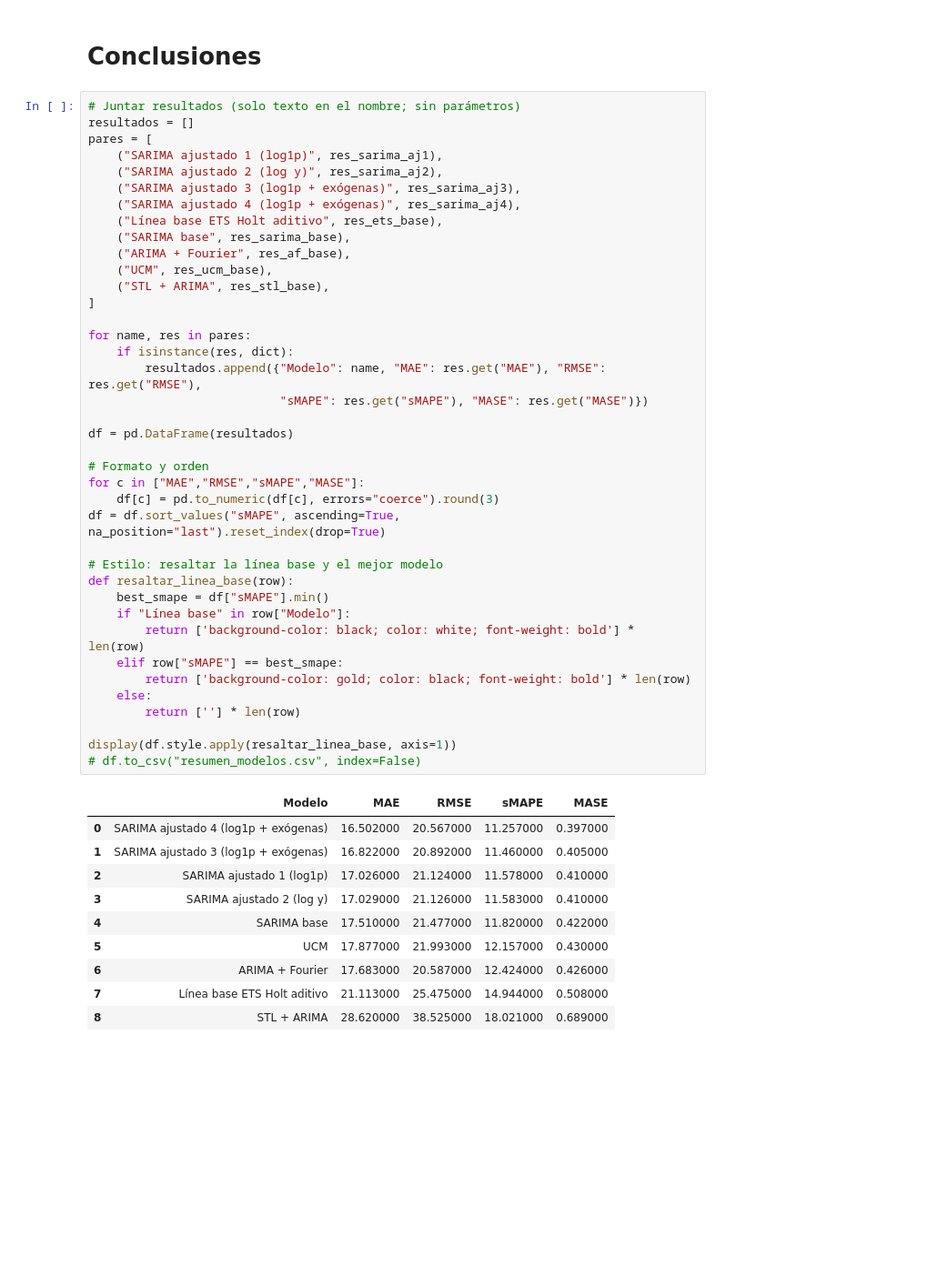
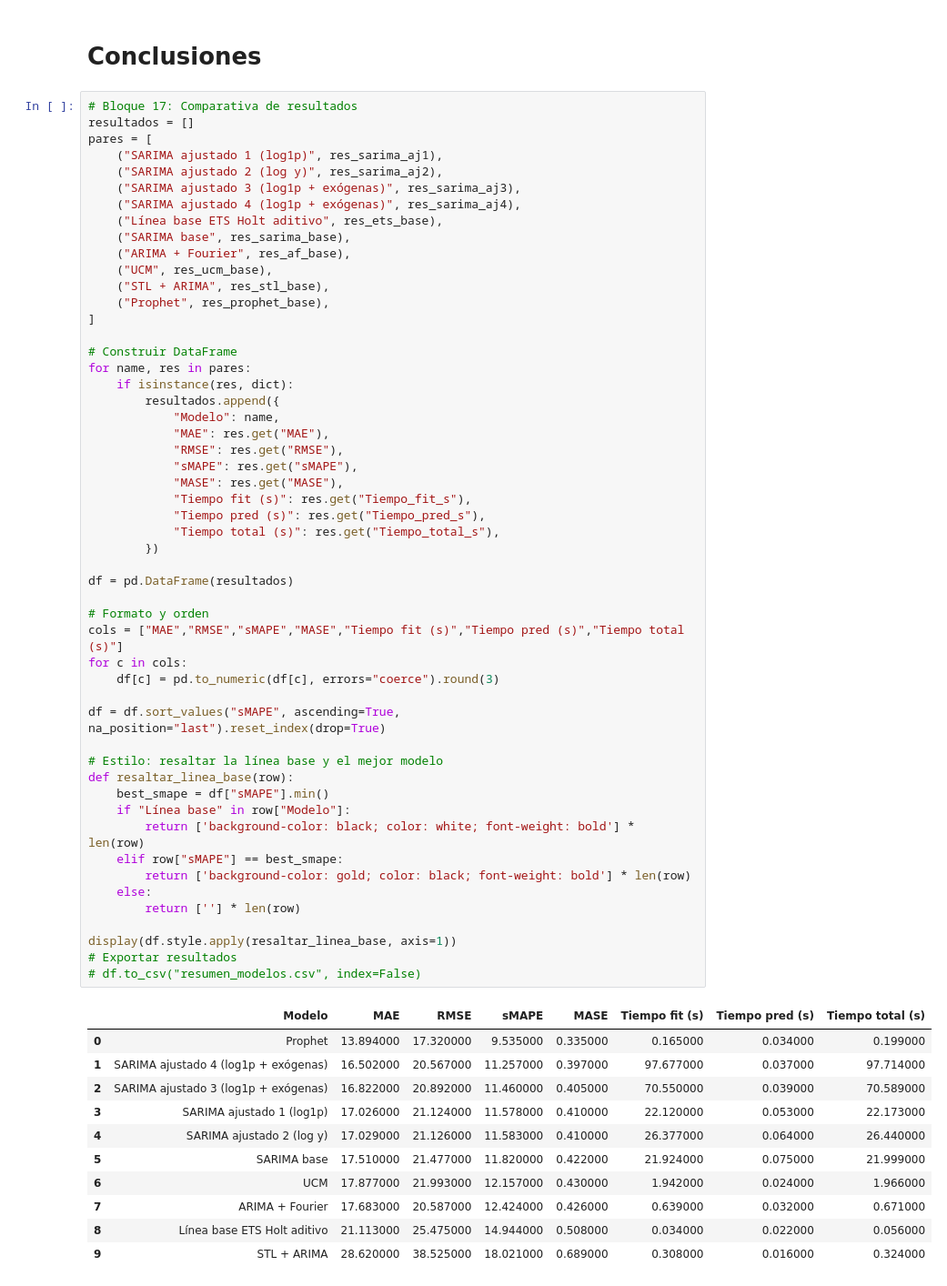
Before and after one commit to AlanJasso27/Proyecto-Integrador-Parkinson-Equipo20, a Jupyter notebook: Series_Tiempo_Models_Equipo20.ipynb, the cells around one changed output. Shown at 91% size. Cells and saved outputs as stored; diff of their text form; blank space fills up the shorter version.

Commit message:
Modelos de Serie de tiempo con Prophet
Mejoras en el modelo de serie de tiempo en Prophet

```diff
--- a/Series_Tiempo_Models_Equipo20.ipynb
+++ b/Series_Tiempo_Models_Equipo20.ipynb
@@ -489,7 +609,7 @@ print(res_sarima_x); res_sarima_aj4 = res_sarima_x
 # %% [markdown]
 # Conclusiones
 # %%
-# Juntar resultados (solo texto en el nombre; sin parámetros)
+# Bloque 17: Comparativa de resultados
 resultados = []
 pares = [
     ("SARIMA ajustado 1 (log1p)", res_sarima_aj1),
@@ -498,44 +618,58 @@ pares = [
     ("SARIMA ajustado 4 (log1p + exógenas)", res_sarima_aj4),
     ("Línea base ETS Holt aditivo", res_ets_base),
     ("SARIMA base", res_sarima_base),
     ("ARIMA + Fourier", res_af_base),
     ("UCM", res_ucm_base),
     ("STL + ARIMA", res_stl_base),
+    ("Prophet", res_prophet_base),
 ]
 
+# Construir DataFrame
 for name, res in pares:
     if isinstance(res, dict):
-        resultados.append({"Modelo": name, "MAE": res.get("MAE"), "RMSE": res.get("RMSE"),
-                           "sMAPE": res.get("sMAPE"), "MASE": res.get("MASE")})
+        resultados.append({
+            "Modelo": name,
+            "MAE": res.get("MAE"),
+            "RMSE": res.get("RMSE"),
+            "sMAPE": res.get("sMAPE"),
+            "MASE": res.get("MASE"),
+            "Tiempo fit (s)": res.get("Tiempo_fit_s"),
+            "Tiempo pred (s)": res.get("Tiempo_pred_s"),
+            "Tiempo total (s)": res.get("Tiempo_total_s"),
+        })
 
 df = pd.DataFrame(resultados)
 
 # Formato y orden
-for c in ["MAE","RMSE","sMAPE","MASE"]:
+cols = ["MAE","RMSE","sMAPE","MASE","Tiempo fit (s)","Tiempo pred (s)","Tiempo total (s)"]
+for c in cols:
     df[c] = pd.to_numeric(df[c], errors="coerce").round(3)
+
 df = df.sort_values("sMAPE", ascending=True, na_position="last").reset_index(drop=True)
 
 # Estilo: resaltar la línea base y el mejor modelo
 def resaltar_linea_base(row):
     best_smape = df["sMAPE"].min()
     if "Línea base" in row["Modelo"]:
         return ['background-color: black; color: white; font-weight: bold'] * len(row)
     elif row["sMAPE"] == best_smape:
         return ['background-color: gold; color: black; font-weight: bold'] * len(row)
     else:
         return [''] * len(row)
 
 display(df.style.apply(resaltar_linea_base, axis=1))
+# Exportar resultados
 # df.to_csv("resumen_modelos.csv", index=False)
 # %% [output]
-|  | Modelo | MAE | RMSE | sMAPE | MASE |
-| 0 | SARIMA ajustado 4 (log1p + exógenas) | 16.502000 | 20.567000 | 11.257000 | 0.397000 |
-| 1 | SARIMA ajustado 3 (log1p + exógenas) | 16.822000 | 20.892000 | 11.460000 | 0.405000 |
-| 2 | SARIMA ajustado 1 (log1p) | 17.026000 | 21.124000 | 11.578000 | 0.410000 |
-| 3 | SARIMA ajustado 2 (log y) | 17.029000 | 21.126000 | 11.583000 | 0.410000 |
-| 4 | SARIMA base | 17.510000 | 21.477000 | 11.820000 | 0.422000 |
-| 5 | UCM | 17.877000 | 21.993000 | 12.157000 | 0.430000 |
-| 6 | ARIMA + Fourier | 17.683000 | 20.587000 | 12.424000 | 0.426000 |
-| 7 | Línea base ETS Holt aditivo | 21.113000 | 25.475000 | 14.944000 | 0.508000 |
-| 8 | STL + ARIMA | 28.620000 | 38.525000 | 18.021000 | 0.689000 |
+|  | Modelo | MAE | RMSE | sMAPE | MASE | Tiempo fit (s) | Tiempo pred (s) | Tiempo total (s) |
+| 0 | Prophet | 13.894000 | 17.320000 | 9.535000 | 0.335000 | 0.165000 | 0.034000 | 0.199000 |
+| 1 | SARIMA ajustado 4 (log1p + exógenas) | 16.502000 | 20.567000 | 11.257000 | 0.397000 | 97.677000 | 0.037000 | 97.714000 |
+| 2 | SARIMA ajustado 3 (log1p + exógenas) | 16.822000 | 20.892000 | 11.460000 | 0.405000 | 70.550000 | 0.039000 | 70.589000 |
+| 3 | SARIMA ajustado 1 (log1p) | 17.026000 | 21.124000 | 11.578000 | 0.410000 | 22.120000 | 0.053000 | 22.173000 |
+| 4 | SARIMA ajustado 2 (log y) | 17.029000 | 21.126000 | 11.583000 | 0.410000 | 26.377000 | 0.064000 | 26.440000 |
+| 5 | SARIMA base | 17.510000 | 21.477000 | 11.820000 | 0.422000 | 21.924000 | 0.075000 | 21.999000 |
+| 6 | UCM | 17.877000 | 21.993000 | 12.157000 | 0.430000 | 1.942000 | 0.024000 | 1.966000 |
+| 7 | ARIMA + Fourier | 17.683000 | 20.587000 | 12.424000 | 0.426000 | 0.639000 | 0.032000 | 0.671000 |
+| 8 | Línea base ETS Holt aditivo | 21.113000 | 25.475000 | 14.944000 | 0.508000 | 0.034000 | 0.022000 | 0.056000 |
+| 9 | STL + ARIMA | 28.620000 | 38.525000 | 18.021000 | 0.689000 | 0.308000 | 0.016000 | 0.324000 |
 # %%
```
Also changed, not shown: parts of 26 cells of this notebook.
